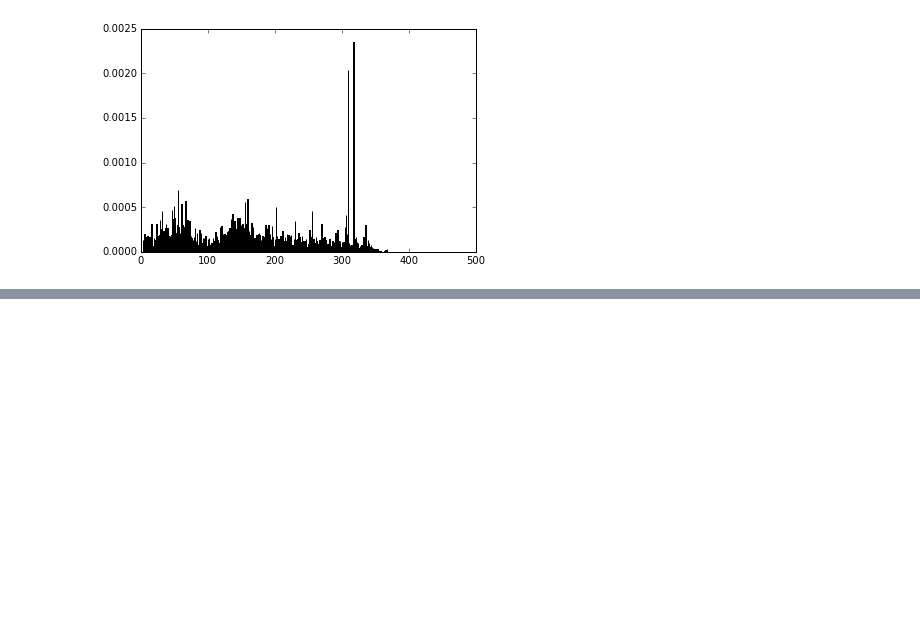
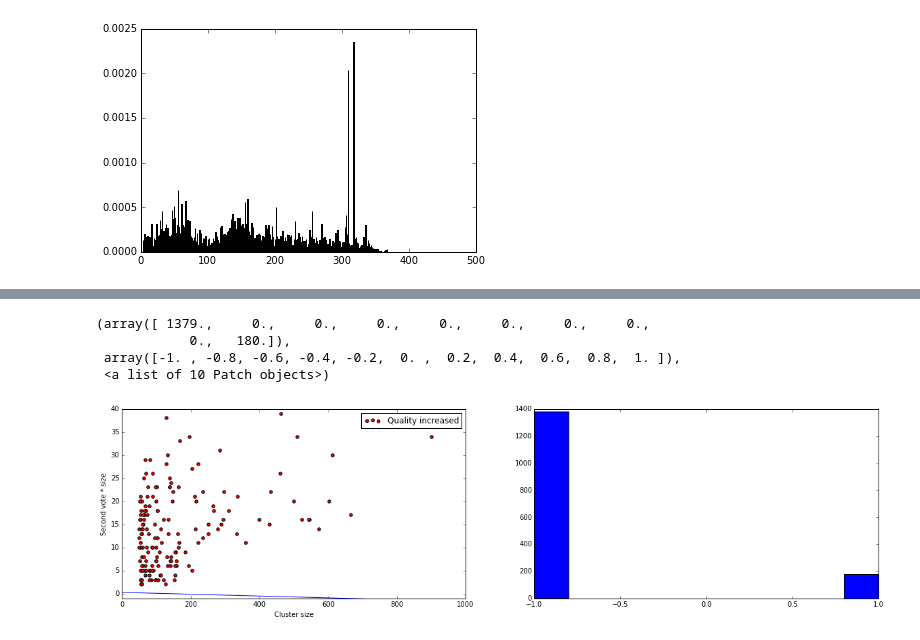
Before and after one commit to NikitaDurasov/CAB_imm, a Jupyter notebook: base.ipynb, the cells around one changed output, grey strips where cells are left out. Saved outputs shown, nothing was run; the diff lists cells and outputs as text; code cells hidden in the pictures; blank space fills up the shorter version.

```diff
--- a/base.ipynb
+++ b/base.ipynb
@@ -190,7 +190,17 @@ def split_cluster(cluster, position):
         else:
             second_splitted_part.append(item)
 
-    return (first_splitted_part, second_splitted_part)
+    if len(first_splitted_part) < 5 and len(second_splitted_part) < 5:
+        return [[],[]]
+
+    elif len(first_splitted_part) < 5 and len(second_splitted_part) >= 5:
+        return [second_splitted_part, []]
+
+    elif len(first_splitted_part) >= 5 and len(second_splitted_part) < 5:
+        return [first_splitted_part, []]
+
+    else:
+        return (first_splitted_part, second_splitted_part)
 
 def split_by_2nd_vote(cluster):
     max_2nd_vote_pos = find_max_dict(second_vote(cluster))
@@ -268,7 +278,7 @@ def simple_clusters_classification(clusters, reference, constructed_rep):
             print i
 
         if not second_vote(clusters[key]):
-            res[key] = 0
+            res[key] = -1
             continue
 
         first_part, second_part = split_by_2nd_vote(clusters[key])
@@ -578,0 +536,2 @@ len(top_fin_10)
+# %%
+r = simple_clusters_classification(clusters_filtering(final_clusters, threshold=50), rep)
@@ -578,0 +557,27 @@ len(top_fin_10)
+# %%
+dots = []
+sizes = clusters_size_dict(clusters_filtering(final_clusters, threshold=50))
+fig, axes = plt.subplots(ncols=2, nrows=1, figsize=(20,5))
+for key in sizes:
+    dots.append((sizes[key], sizes[key]*max_final_second_vote[key], r[key]))
+#axes[0].scatter([x[0] for x in dots if x[2] == -1], [x[1] for x in dots if x[2] == -1], c='b', label='Quality decreased')
+axes[0].scatter([x[0] for x in dots if x[2] == 0], [x[1] for x in dots if x[2] == 0], c='k')
+axes[0].scatter([x[0] for x in dots if x[2] == 1], [x[1] for x in dots if x[2] == 1], c='r', label='Quality increased')
+
+classifier = LogisticRegression()
+classifier.fit(np.array(dots)[:,[0,1]], np.array(dots)[:,2])
+axes[0].plot(range(1000),np.poly1d(classifier.coef_[0])(range(1000)))
+
+axes[0].legend()
+axes[0].set_xlim((-1, 1000))
+axes[0].set_ylim((-1, 40))
+axes[0].set_ylabel("Second vote * size")
+axes[0].set_xlabel("Cluster size")
+
+axes[1].hist(r.values())
+# %% [output]
+(array([ 1379.,     0.,     0.,     0.,     0.,     0.,     0.,     0.,
+            0.,   180.]),
+ array([-1. , -0.8, -0.6, -0.4, -0.2,  0. ,  0.2,  0.4,  0.6,  0.8,  1. ]),
+ <a list of 10 Patch objects>)
+[figure, added]
```
Also changed, not shown: parts of 16 cells of this notebook, 2 other files.
